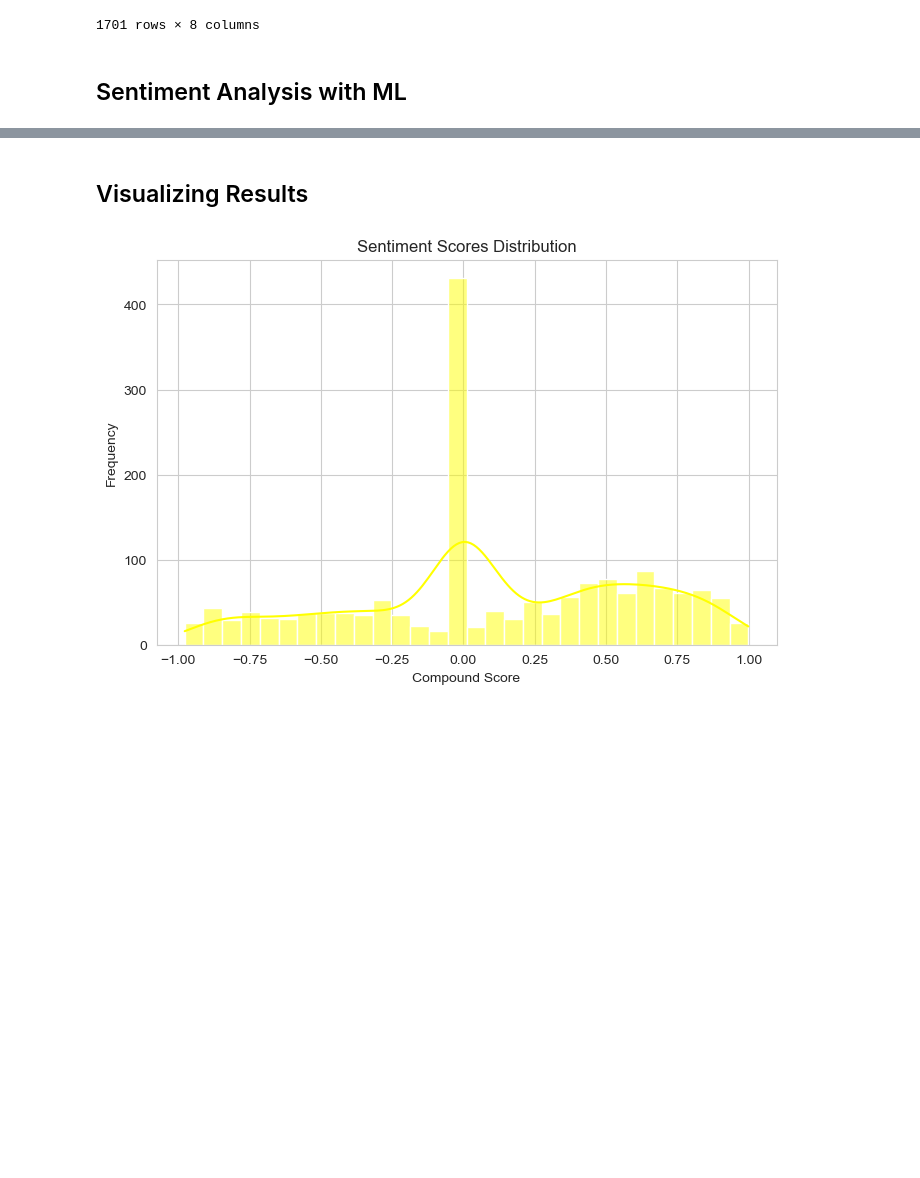
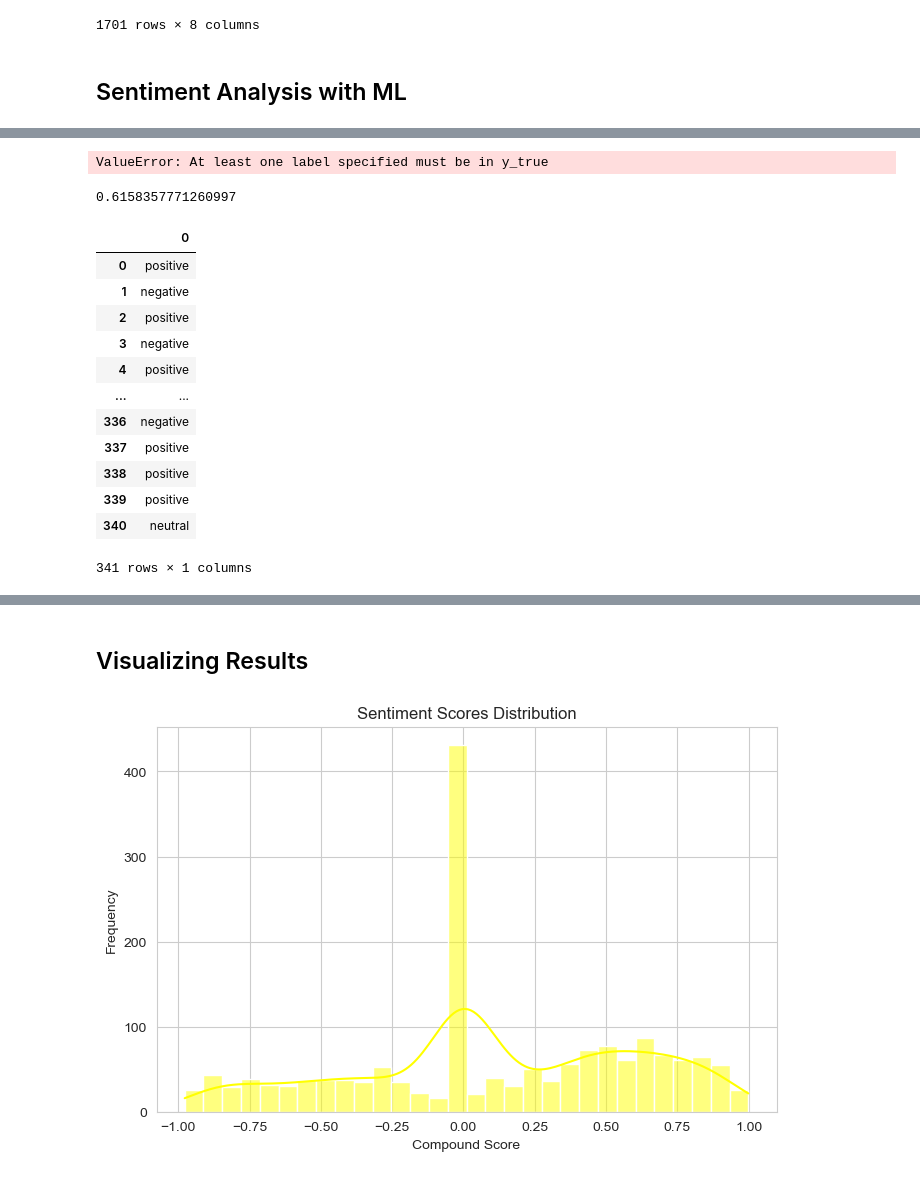
Before and after one commit to EngineerKhan/Python-ML, a Jupyter notebook: NLP/SentimentAnalysis.ipynb, the cells around one changed output, grey strips where cells are left out. Drawn from its saved outputs; the diff is of its cells as text; code cells hidden in the pictures; blank space fills up the shorter version.

```diff
--- a/NLP/SentimentAnalysis.ipynb
+++ b/NLP/SentimentAnalysis.ipynb
@@ -218,0 +250,38 @@ accuracy
+# %%
+from sklearn.metrics import confusion_matrix, ConfusionMatrixDisplay
+import matplotlib.pyplot as plt
+
+# Generate confusion matrix
+cm = confusion_matrix(y_test, y_pred, labels=["positive", "negative", "neutral"])
+
+# Display confusion matrix
+disp = ConfusionMatrixDisplay(confusion_matrix=cm, display_labels=["positive", "negative", "neutral"])
+disp.plot(cmap=plt.cm.Purples)
+plt.title("Confusion Matrix")
+plt.show()
+# %% [output]
+ValueError: At least one label specified must be in y_true
+# %%
+from sklearn.metrics import f1_score
+
+f1_score(y_test, y_pred, labels=["positive", "negative", "neutral"], average='micro')
+# %% [output]
+0.6158357771260997
+# %%
+a = pd.DataFrame(y_pred.flatten())
+
+a
+# %% [output]
+|  | 0 |
+| 0 | positive |
+| 1 | negative |
+| 2 | positive |
+| 3 | negative |
+| 4 | positive |
+| ... | ... |
+| 336 | negative |
+| 337 | positive |
+| 338 | positive |
+| 339 | positive |
+| 340 | neutral |
+341 rows × 1 columns
```
Also changed, not shown: parts of 11 cells of this notebook, 2 other files.
